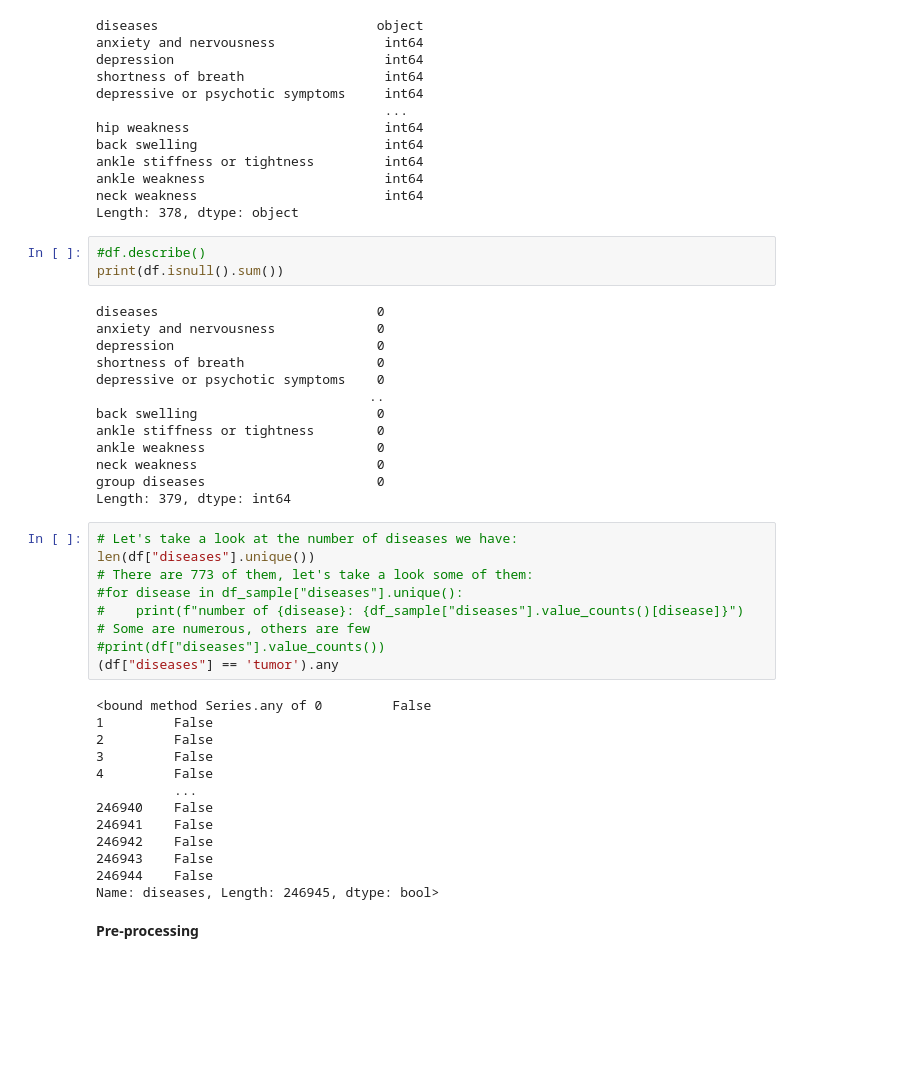
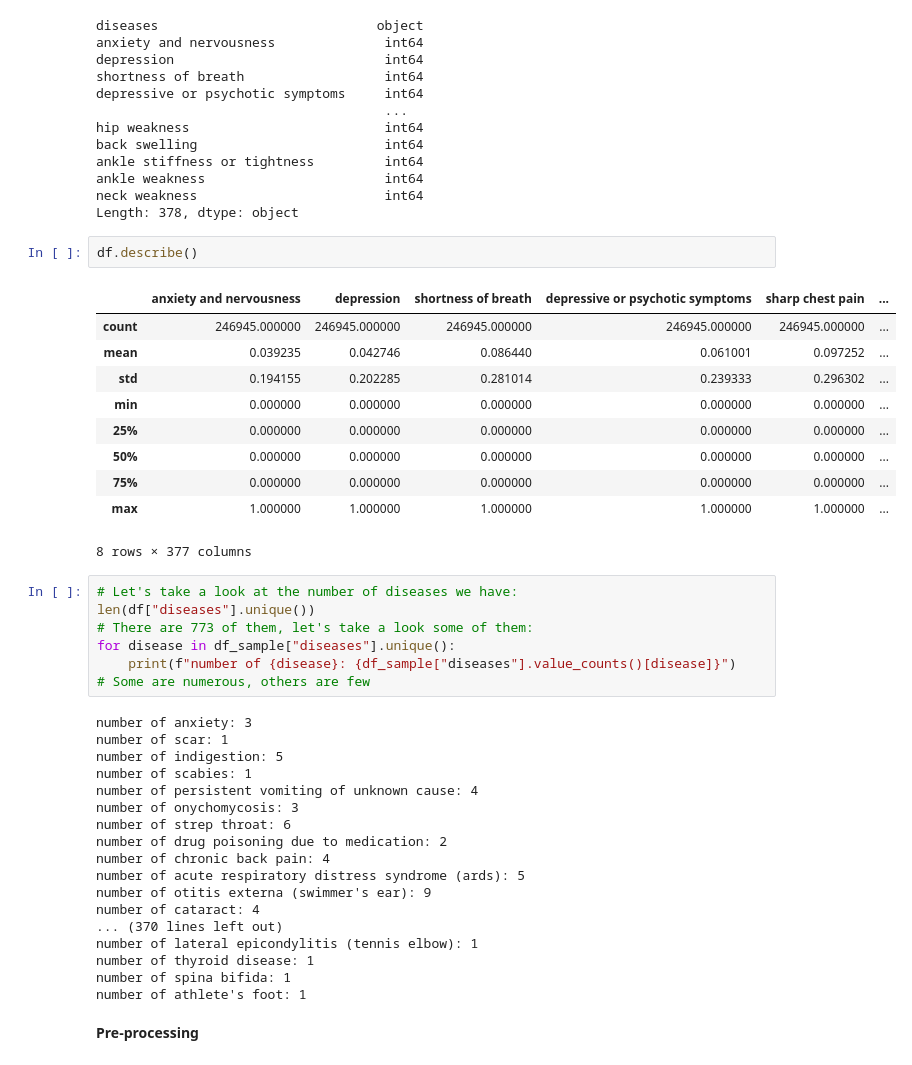
Before and after one commit to anthonyrocher/machine_learning_project, a Jupyter notebook: project.ipynb, the cells around one changed output. Cells and saved outputs as stored; diff of their text form; blank space fills up the shorter version.

```diff
--- a/project.ipynb
+++ b/project.ipynb
@@ -53,43 +53,43 @@ ankle weakness                       int64
 neck weakness                        int64
 Length: 378, dtype: object
 # %%
-#df.describe()
-print(df.isnull().sum())
+df.describe()
 # %% [output]
+|  | anxiety and nervousness | depression | shortness of breath | depressive or psychotic symptoms | sharp chest pain | ... |
+| count | 246945.000000 | 246945.000000 | 246945.000000 | 246945.000000 | 246945.000000 | ... |
+| mean | 0.039235 | 0.042746 | 0.086440 | 0.061001 | 0.097252 | ... |
+| std | 0.194155 | 0.202285 | 0.281014 | 0.239333 | 0.296302 | ... |
+| min | 0.000000 | 0.000000 | 0.000000 | 0.000000 | 0.000000 | ... |
+| 25% | 0.000000 | 0.000000 | 0.000000 | 0.000000 | 0.000000 | ... |
+| 50% | 0.000000 | 0.000000 | 0.000000 | 0.000000 | 0.000000 | ... |
+| 75% | 0.000000 | 0.000000 | 0.000000 | 0.000000 | 0.000000 | ... |
+| max | 1.000000 | 1.000000 | 1.000000 | 1.000000 | 1.000000 | ... |
-diseases                            0
-anxiety and nervousness             0
-depression                          0
-shortness of breath                 0
-depressive or psychotic symptoms    0
-                                   ..
-back swelling                       0
-ankle stiffness or tightness        0
-ankle weakness                      0
-neck weakness                       0
-group diseases                      0
-Length: 379, dtype: int64
+8 rows × 377 columns
 # %%
 # Let's take a look at the number of diseases we have:
 len(df["diseases"].unique())
 # There are 773 of them, let's take a look some of them:
-#for disease in df_sample["diseases"].unique():
-#    print(f"number of {disease}: {df_sample["diseases"].value_counts()[disease]}")
+for disease in df_sample["diseases"].unique():
+    print(f"number of {disease}: {df_sample["diseases"].value_counts()[disease]}")
 # Some are numerous, others are few
-#print(df["diseases"].value_counts())
-(df["diseases"] == 'tumor').any
 # %% [output]
-<bound method Series.any of 0         False
-1         False
-2         False
-3         False
-4         False
-          ...
-246940    False
-246941    False
-246942    False
-246943    False
-246944    False
-Name: diseases, Length: 246945, dtype: bool>
+number of anxiety: 3
+number of scar: 1
+number of indigestion: 5
+number of scabies: 1
+number of persistent vomiting of unknown cause: 4
+number of onychomycosis: 3
+number of strep throat: 6
+number of drug poisoning due to medication: 2
+number of chronic back pain: 4
+number of acute respiratory distress syndrome (ards): 5
+number of otitis externa (swimmer's ear): 9
+number of cataract: 4
+... (370 lines left out)
+number of lateral epicondylitis (tennis elbow): 1
+number of thyroid disease: 1
+number of spina bifida: 1
+number of athlete's foot: 1
 # %% [markdown]
 **Pre-processing**
 # %% [markdown]
```
Also changed, not shown: parts of 27 cells of this notebook, 2 other files.
